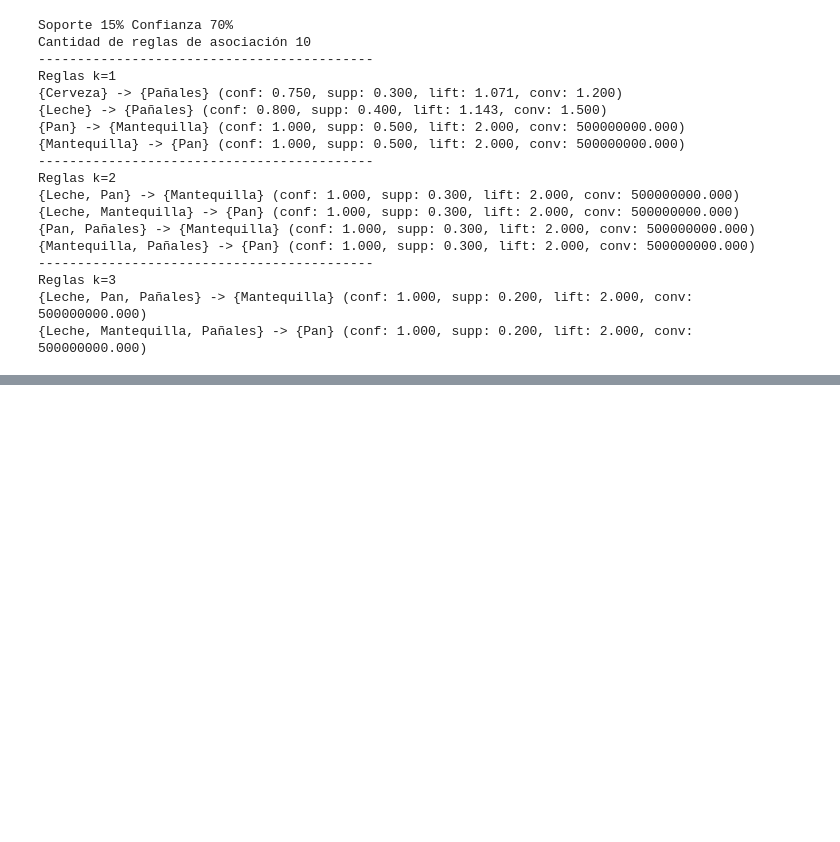
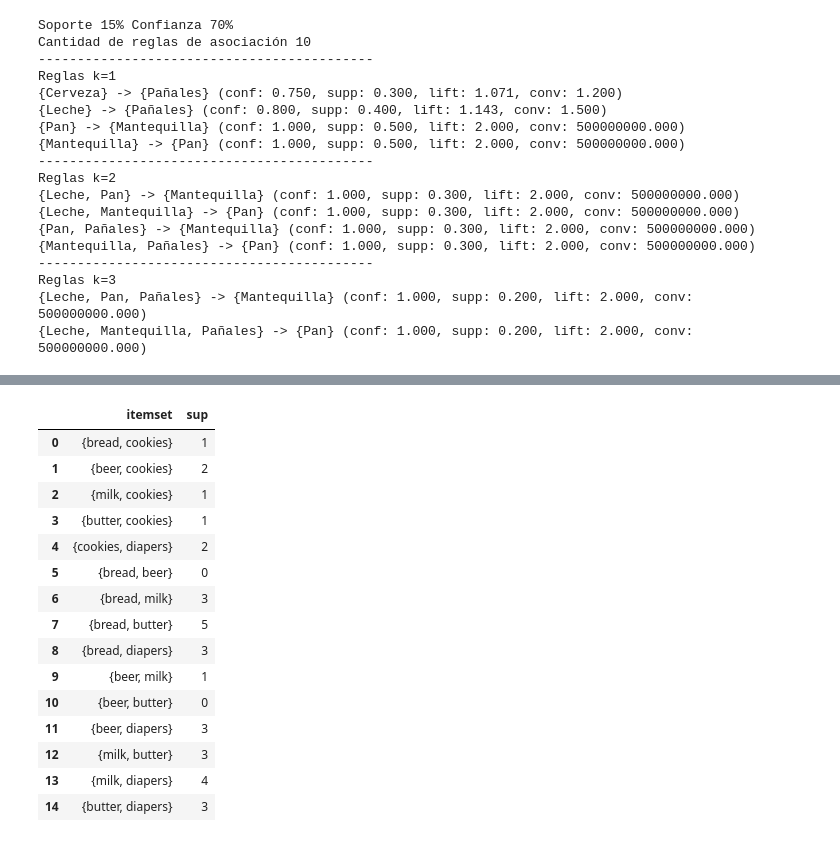
Before and after one commit to jcarvajalri/MineriaDatosUN, a Jupyter notebook: Taller_Asociación_MD.ipynb, the cells around one changed output, grey strips where cells are left out. Drawn from its saved outputs; the diff is of its cells as text; code cells hidden in the pictures; blank space fills up the shorter version.

```diff
--- a/Taller_Asociación_MD.ipynb
+++ b/Taller_Asociación_MD.ipynb
@@ -237,0 +354,23 @@ Reglas k=3
+# %%
+#Función para el conteo de posibles parejas
+def count_support(database_dataframe, prev_candidate_list):
+    initial_df_candidate['sup'] = 0 #Se establece todo con 0 solo para el valor inicial
+    count_prev_candidate = []
+
+    #Set the Initial value of Previous Candidate
+    for i in range(len(prev_candidate_list)):
+        count_prev_candidate.append((prev_candidate_list[i], 0))
+
+    df_candidate = pd.DataFrame(count_prev_candidate, columns=['itemset', 'sup'])
+    print('Database D dataframe\n', database_dataframe)
+    print('(Initial) Dataframe from Candidate with All zeros sup\n', df_candidate)
+
+    for i in range(len(database_dataframe)):
+        for j in range(len(count_prev_candidate)):
+            #using issubset() function to check whether every itemset is a subset of Database or not
+            if (df_candidate['itemset'][j]).issubset(set(database_dataframe['items'][i])):
+                df_candidate.loc[j, 'sup'] += 1
+
+    return df_candidate
+# %%
+count_candidate2_df = count_support(df, candidate2_list)
@@ -237,0 +395,19 @@ Reglas k=3
+# %%
+count_candidate2_df
+# %% [output]
+|  | itemset | sup |
+| 0 | {bread, cookies} | 1 |
+| 1 | {beer, cookies} | 2 |
+| 2 | {milk, cookies} | 1 |
+| 3 | {butter, cookies} | 1 |
+| 4 | {cookies, diapers} | 2 |
+| 5 | {bread, beer} | 0 |
+| 6 | {bread, milk} | 3 |
+| 7 | {bread, butter} | 5 |
+| 8 | {bread, diapers} | 3 |
+| 9 | {beer, milk} | 1 |
+| 10 | {beer, butter} | 0 |
+| 11 | {beer, diapers} | 3 |
+| 12 | {milk, butter} | 3 |
+| 13 | {milk, diapers} | 4 |
+| 14 | {butter, diapers} | 3 |
```
Also changed, not shown: parts of 43 cells of this notebook.
